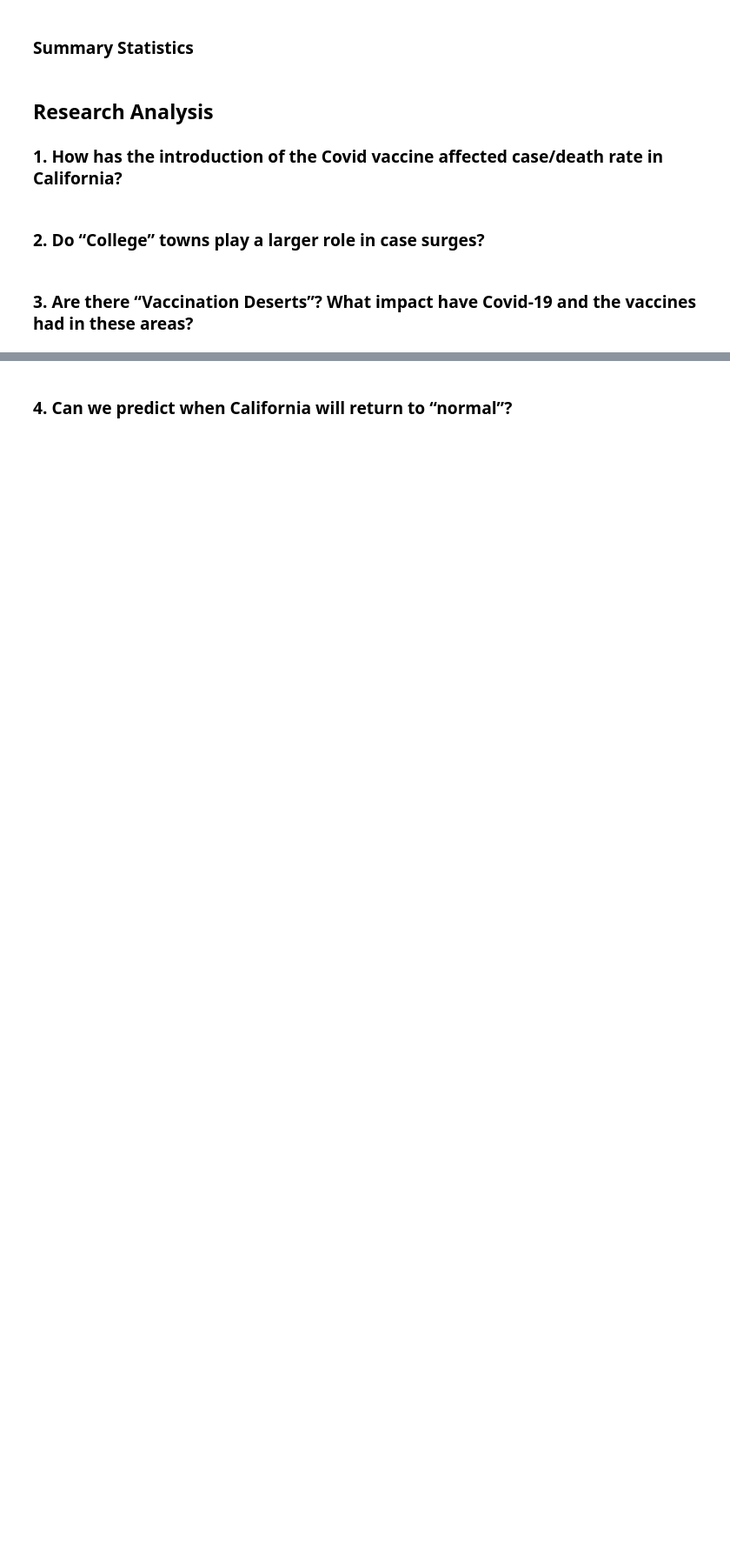
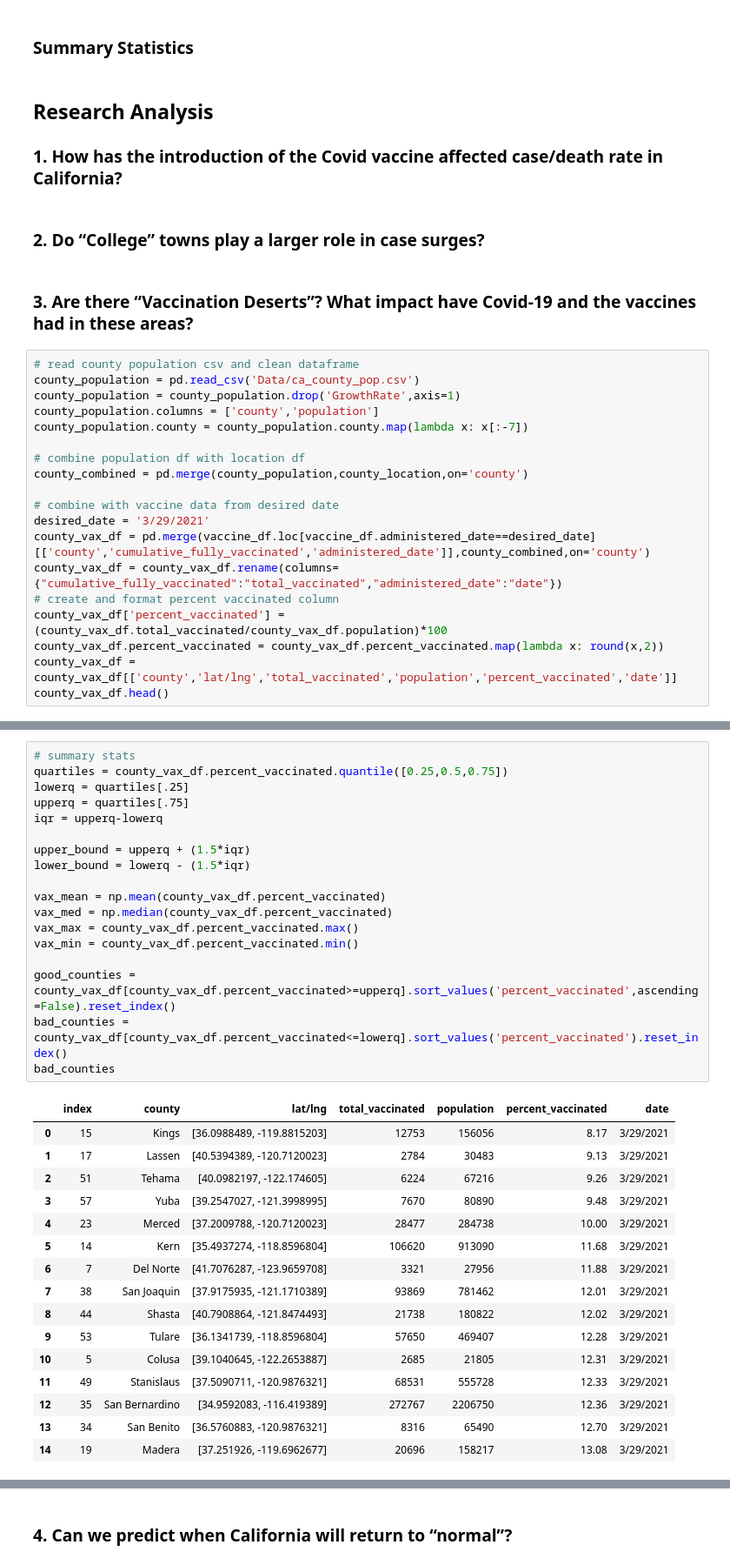
Before and after one commit to danijmartin/Covid-19-California, a Jupyter notebook: covid19_ca_main.ipynb, the cells around one changed output, grey strips where cells are left out. Shown at 87% size. Saved outputs shown, nothing was run; the diff lists cells and outputs as text; blank space fills up the shorter version.

Commit message:
Added county population file and vaccine analysis

```diff
--- a/covid19_ca_main.ipynb
+++ b/covid19_ca_main.ipynb
@@ -155,3 +188,22 @@ census_df.to_csv('Data/Census_data.csv', encoding='utf-8', index=False)
 ### 2.	Do “College” towns play a larger role in case surges?
 # %% [markdown]
 ### 3.	Are there “Vaccination Deserts”? What impact have Covid-19 and the vaccines had in these areas?
+# %%
+# read county population csv and clean dataframe
+county_population = pd.read_csv('Data/ca_county_pop.csv')
+county_population = county_population.drop('GrowthRate',axis=1)
+county_population.columns = ['county','population']
+county_population.county = county_population.county.map(lambda x: x[:-7])
+
+# combine population df with location df
+county_combined = pd.merge(county_population,county_location,on='county')
+
+# combine with vaccine data from desired date
+desired_date = '3/29/2021'
+county_vax_df = pd.merge(vaccine_df.loc[vaccine_df.administered_date==desired_date][['county','cumulative_fully_vaccinated','administered_date']],county_combined,on='county')
+county_vax_df = county_vax_df.rename(columns={"cumulative_fully_vaccinated":"total_vaccinated","administered_date":"date"})
+# create and format percent vaccinated column
+county_vax_df['percent_vaccinated'] = (county_vax_df.total_vaccinated/county_vax_df.population)*100
+county_vax_df.percent_vaccinated = county_vax_df.percent_vaccinated.map(lambda x: round(x,2))
+county_vax_df = county_vax_df[['county','lat/lng','total_vaccinated','population','percent_vaccinated','date']]
+county_vax_df.head()
@@ -157,0 +245,35 @@ census_df.to_csv('Data/Census_data.csv', encoding='utf-8', index=False)
+# %%
+# summary stats
+quartiles = county_vax_df.percent_vaccinated.quantile([0.25,0.5,0.75])
+lowerq = quartiles[.25]
+upperq = quartiles[.75]
+iqr = upperq-lowerq
+
+upper_bound = upperq + (1.5*iqr)
+lower_bound = lowerq - (1.5*iqr)
+
+vax_mean = np.mean(county_vax_df.percent_vaccinated)
+vax_med = np.median(county_vax_df.percent_vaccinated)
+vax_max = county_vax_df.percent_vaccinated.max()
+vax_min = county_vax_df.percent_vaccinated.min()
+
+good_counties = county_vax_df[county_vax_df.percent_vaccinated>=upperq].sort_values('percent_vaccinated',ascending=False).reset_index()
+bad_counties = county_vax_df[county_vax_df.percent_vaccinated<=lowerq].sort_values('percent_vaccinated').reset_index()
+bad_counties
+# %% [output]
+|  | index | county | lat/lng | total_vaccinated | population | percent_vaccinated | date |
+| 0 | 15 | Kings | [36.0988489, -119.8815203] | 12753 | 156056 | 8.17 | 3/29/2021 |
+| 1 | 17 | Lassen | [40.5394389, -120.7120023] | 2784 | 30483 | 9.13 | 3/29/2021 |
+| 2 | 51 | Tehama | [40.0982197, -122.174605] | 6224 | 67216 | 9.26 | 3/29/2021 |
+| 3 | 57 | Yuba | [39.2547027, -121.3998995] | 7670 | 80890 | 9.48 | 3/29/2021 |
+| 4 | 23 | Merced | [37.2009788, -120.7120023] | 28477 | 284738 | 10.00 | 3/29/2021 |
+| 5 | 14 | Kern | [35.4937274, -118.8596804] | 106620 | 913090 | 11.68 | 3/29/2021 |
+| 6 | 7 | Del Norte | [41.7076287, -123.9659708] | 3321 | 27956 | 11.88 | 3/29/2021 |
+| 7 | 38 | San Joaquin | [37.9175935, -121.1710389] | 93869 | 781462 | 12.01 | 3/29/2021 |
+| 8 | 44 | Shasta | [40.7908864, -121.8474493] | 21738 | 180822 | 12.02 | 3/29/2021 |
+| 9 | 53 | Tulare | [36.1341739, -118.8596804] | 57650 | 469407 | 12.28 | 3/29/2021 |
+| 10 | 5 | Colusa | [39.1040645, -122.2653887] | 2685 | 21805 | 12.31 | 3/29/2021 |
+| 11 | 49 | Stanislaus | [37.5090711, -120.9876321] | 68531 | 555728 | 12.33 | 3/29/2021 |
+| 12 | 35 | San Bernardino | [34.9592083, -116.419389] | 272767 | 2206750 | 12.36 | 3/29/2021 |
+| 13 | 34 | San Benito | [36.5760883, -120.9876321] | 8316 | 65490 | 12.70 | 3/29/2021 |
+| 14 | 19 | Madera | [37.251926, -119.6962677] | 20696 | 158217 | 13.08 | 3/29/2021 |
```
Also changed, not shown: parts of 7 cells of this notebook, 1 other file.
